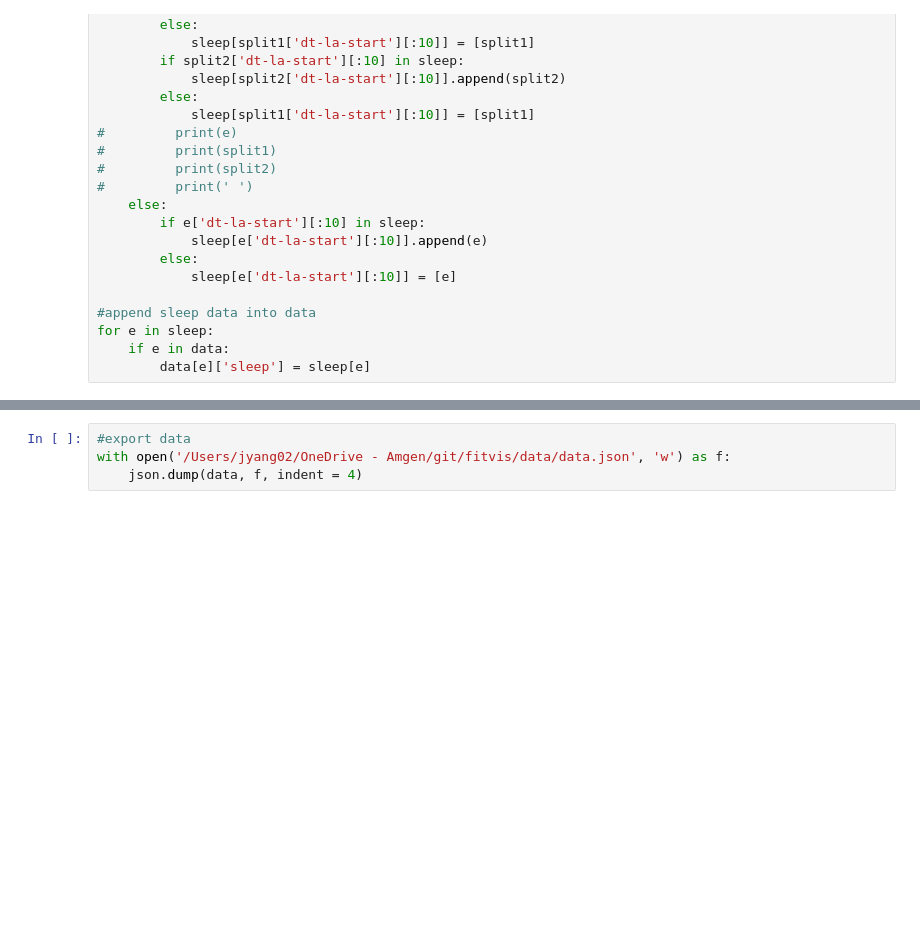
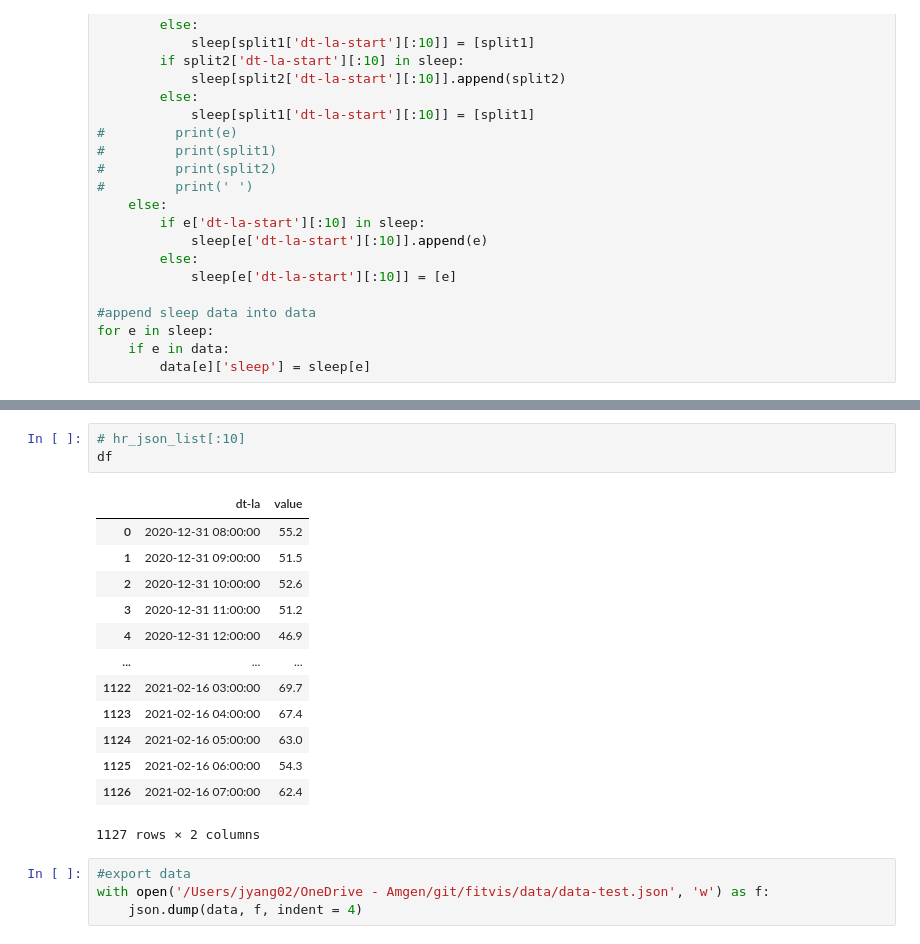
Before and after one commit to jinlong25/fitvis, a Jupyter notebook: data-prep/data-prep.ipynb, the cells around one changed output, grey strips where cells are left out. Cells and saved outputs as stored; diff of their text form; blank space fills up the shorter version.

```diff
--- a/data-prep/data-prep.ipynb
+++ b/data-prep/data-prep.ipynb
@@ -169,4 +262,21 @@ for e in hr:
+# %%
+# hr_json_list[:10]
+df
+# %% [output]
+|  | dt-la | value |
+| 0 | 2020-12-31 08:00:00 | 55.2 |
+| 1 | 2020-12-31 09:00:00 | 51.5 |
+| 2 | 2020-12-31 10:00:00 | 52.6 |
+| 3 | 2020-12-31 11:00:00 | 51.2 |
+| 4 | 2020-12-31 12:00:00 | 46.9 |
+| ... | ... | ... |
+| 1122 | 2021-02-16 03:00:00 | 69.7 |
+| 1123 | 2021-02-16 04:00:00 | 67.4 |
+| 1124 | 2021-02-16 05:00:00 | 63.0 |
+| 1125 | 2021-02-16 06:00:00 | 54.3 |
+| 1126 | 2021-02-16 07:00:00 | 62.4 |
+1127 rows × 2 columns
 # %%
 #export data
-with open('/Users/jyang02/OneDrive - Amgen/git/fitvis/data/data.json', 'w') as f:
+with open('/Users/jyang02/OneDrive - Amgen/git/fitvis/data/data-test.json', 'w') as f:
     json.dump(data, f, indent = 4)
```
Also changed, not shown: parts of 8 cells of this notebook, 8 other files.
